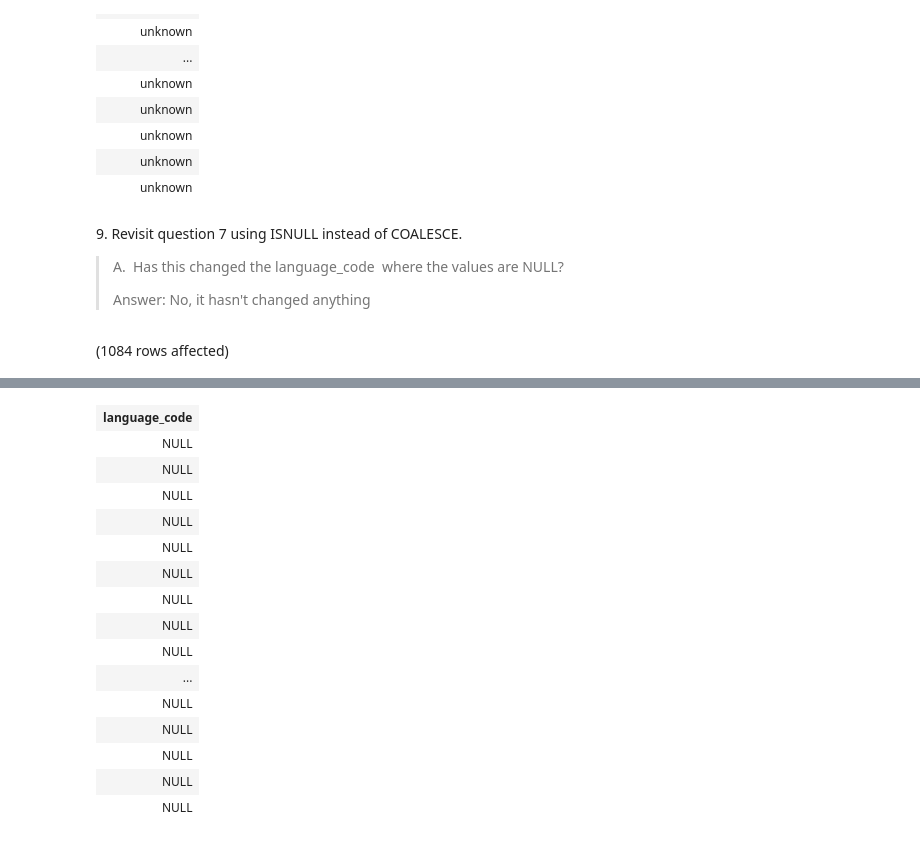
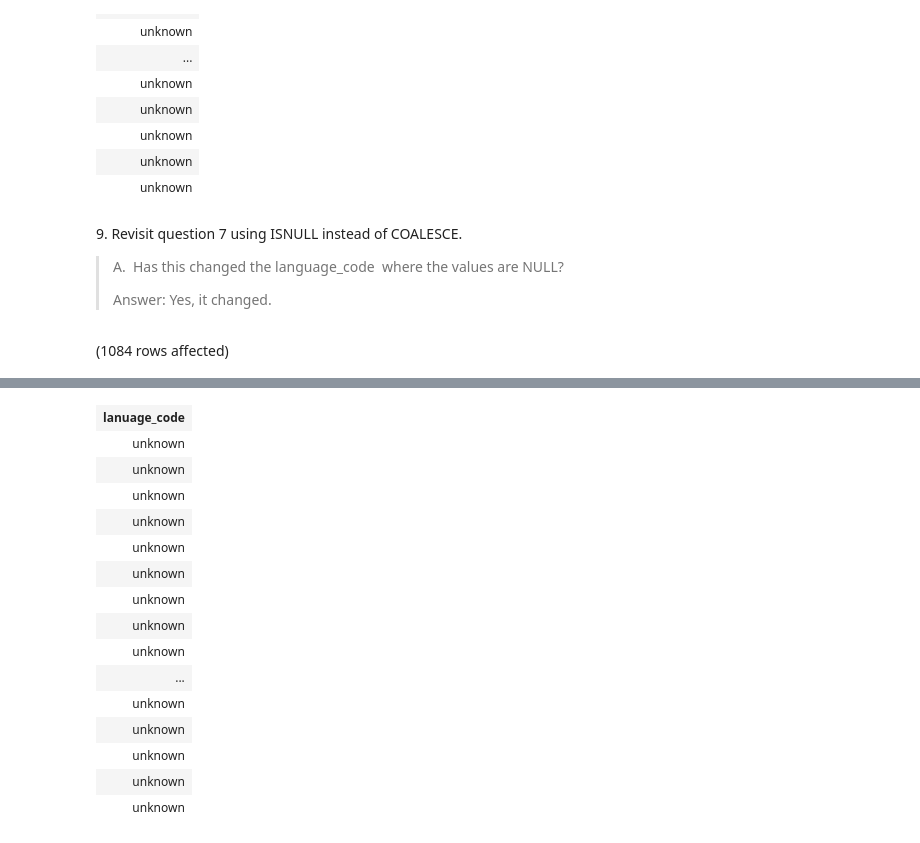
Before and after one commit to adeolaoa/SQL-Part-2-Studio, a Jupyter notebook: SQL-Part-2-Studio.ipynb, the cells around one changed output, grey strips where cells are left out. Cells and saved outputs as stored; diff of their text form; code cells hidden in the pictures.

```diff
--- a/SQL-Part-2-Studio.ipynb
+++ b/SQL-Part-2-Studio.ipynb
@@ -224,10 +224,10 @@ Total execution time: 00:00:00.104
 
 > A.  Has this changed the language\_code  where the values are NULL?
 >
-> Answer: No, it hasn't changed anything
+> Answer: Yes, it changed.
 # %%
 -- Code here:
-SELECT language_code
+SELECT ISNULL(language_code, 'unknown') AS lanuage_code
 FROM BooksDB.dbo.books
 WHERE language_code  IS NULL
 # %% [output]
@@ -236,16 +236,16 @@ Total execution time: 00:00:00.071
-| language_code |
-| NULL |
-| NULL |
-| NULL |
-| NULL |
-| NULL |
-| NULL |
-| NULL |
-| NULL |
-| NULL |
+| lanuage_code |
+| unknown |
+| unknown |
+| unknown |
+| unknown |
+| unknown |
+| unknown |
+| unknown |
+| unknown |
+| unknown |
 | ... |
-| NULL |
-| NULL |
-| NULL |
-| NULL |
-| NULL |
+| unknown |
+| unknown |
+| unknown |
+| unknown |
+| unknown |
```
Also changed, not shown: parts of 1 cell of this notebook.
